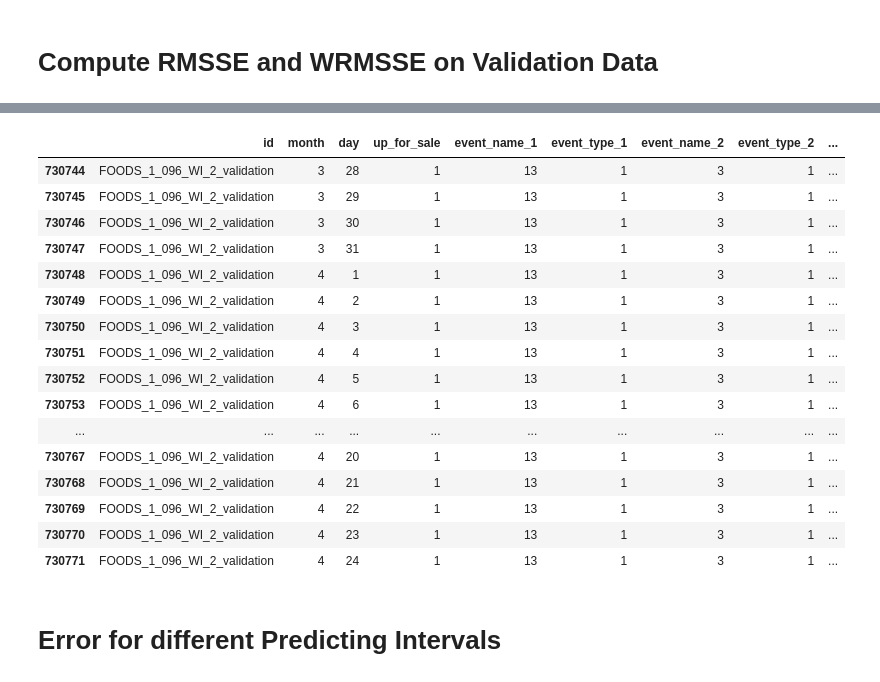
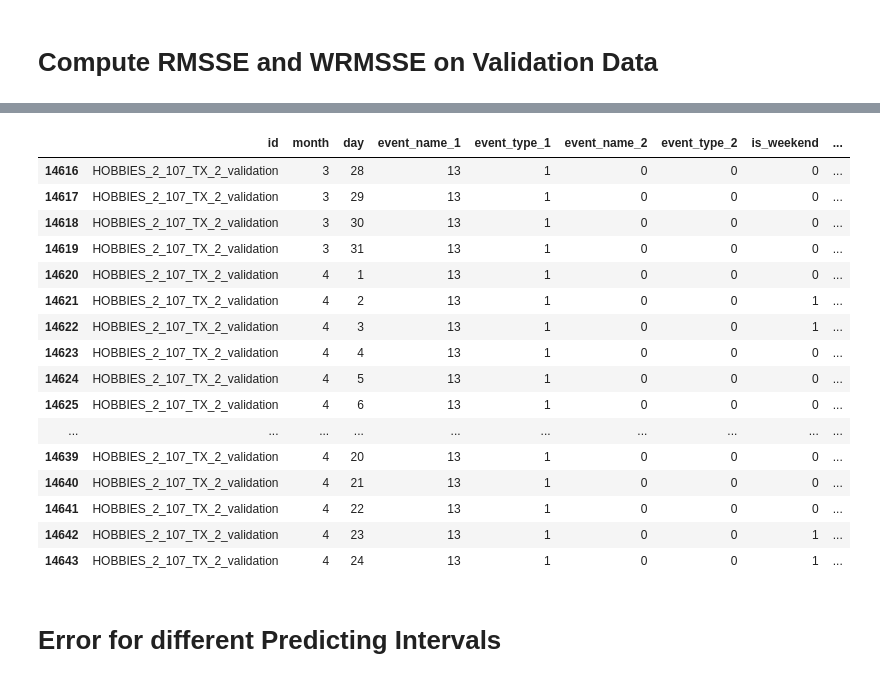
Before and after one commit to dominicdoerig/predicting-sales-data, a Jupyter notebook: m5_challenge/06_gbm_forecasting.ipynb, the cells around one changed output, grey strips where cells are left out. Saved outputs shown, nothing was run; the diff lists cells and outputs as text; code cells hidden in the pictures.

```diff
--- a/m5_challenge/06_gbm_forecasting.ipynb
+++ b/m5_challenge/06_gbm_forecasting.ipynb
@@ -75,6 +89,4 @@ def custom_rmse_asymmetric_valid(y_pred, y_true, tmp=None):
 # %%
-# TODO: proper feature selection (e.g. random forrest)
-# for now: hardcoded list of features
 
 cat_features = [
     'item_id',
@@ -94,7 +106,6 @@ cat_features = [
     'snap_CA',
     'snap_TX',
     'snap_WI',
-    'up_for_sale'
 ]
 
 num_features = [
@@ -113,7 +124,7 @@ features = cat_features + num_features
 # %%
 
 
-params_cat_id_2 = {
+model_params = {
     'boosting_type': 'gbdt',
     'metric': 'rmse',
     'seed': 10,
@@ -125,10 +136,6 @@ params_cat_id_2 = {
     'num_leaves': 2^9,
 }
 # %%
-
-
-  # to record eval results for plotting
-
 
 for cat in df_merged.cat_id.drop_duplicates():
 
@@ -136,15 +143,6 @@ for cat in df_merged.cat_id.drop_duplicates():
 
     evals_result = {}
     start = time.time()
-
-    if cat == 0:
-        params = params_cat_id_2
-    elif cat == 1:
-        params = params_cat_id_2
-    elif cat == 2:
-        params = params_cat_id_2
-    else:
-        raise ValueError(f'Cat_id not in [0,1,2].')
 
     print('log: create data sets')
     x_train = df_merged[df_merged['date'] <= '2016-03-27'].loc[df_merged['cat_id'] == cat][features]
@@ -164,11 +162,11 @@ for cat in df_merged.cat_id.drop_duplicates():
     )
 
     print('log: model training')
-    gbm= lgb.train(params, train_data, valid_sets=[train_data, validation_data],
+    gbm= lgb.train(model_params, train_data, valid_sets=[train_data, validation_data],
                     evals_result=evals_result, num_boost_round=1000,
                     verbose_eval=25, early_stopping_rounds=20,
-                    fobj=custom_mse_asymmetric_loss,
-                    feval = custom_rmse_asymmetric_valid
+                    fobj=custom_objective_function,
+                    feval = custom_evaluation_function
                    )
 
 
@@ -301,18 +224,18 @@ for cat in x_pred.cat_id.drop_duplicates():
 # compute forecasts, error and map it to df_merged to get ids
 
 # create validation set containing all categories
-df_tmp = df_merged.loc[df_merged['data_type'] ==
+df_last_28d = df_merged.loc[df_merged['data_type'] ==
                           'train'].loc[df_merged['date'] > '2016-03-27'][features].copy()
-df_tmp['y_true'] = df_merged.loc[df_merged['data_type'] ==
+df_last_28d['y_true'] = df_merged.loc[df_merged['data_type'] ==
                           'train'].loc[df_merged['date'] > '2016-03-27']['sale'].copy()
 
-for cat in df_tmp.cat_id.drop_duplicates():
+for cat in df_last_28d.cat_id.drop_duplicates():
     mod = lgb.Booster(model_file=f'{models_path}gbm_cat_id_{cat}_{prefix}.txt')
-    df_tmp.loc[df_tmp.cat_id == cat,'y_pred'] = mod.predict(df_tmp.loc[df_tmp.cat_id == cat][features])
+    df_last_28d.loc[df_last_28d.cat_id == cat,'y_pred'] = mod.predict(df_last_28d.loc[df_last_28d.cat_id == cat][features])
 
-df_tmp['error'] = (df_tmp.y_true - df_tmp.y_pred)
-df_tmp = df_tmp.merge(df_merged[['id', 'item_id','dept_id','cat_id', 'store_id', 'state_id']].drop_duplicates())
+df_last_28d['error'] = (df_last_28d.y_true - df_last_28d.y_pred)
+df_last_28d = df_last_28d.merge(df_merged[['id', 'item_id','dept_id','cat_id', 'store_id', 'state_id']].drop_duplicates())
 
-df_tmp.head(10)
+df_last_28d.head(10)
 # %% [output]
 |  | item_id | dept_id | cat_id | store_id | state_id | year | month | day | is_weekend | wday | ... |
@@ -382,40 +303,39 @@ rmsse_df.sort_values(by='weights', ascending=False).head(20)
 # %%
 # analyse time series (manually)
-rel_id = 'FOODS_1_096_WI_2_validation'
-df_tmp.loc[df_tmp.id == rel_id][[
+rel_id = 'HOBBIES_2_107_TX_2_validation'
+df_last_28d.loc[df_last_28d.id == rel_id][[
     'id',
     'month',
     'day',
-    'up_for_sale',
     'event_name_1',
     'event_type_1',
     'event_name_2',
     'event_type_2',
     'is_weekend',
     'wday',
     'sell_price',
     'y_pred',
     'y_true',
     'error',
 ]]
 # %% [output]
-|  | id | month | day | up_for_sale | event_name_1 | event_type_1 | event_name_2 | event_type_2 | ... |
-| 730744 | FOODS_1_096_WI_2_validation | 3 | 28 | 1 | 13 | 1 | 3 | 1 | ... |
-| 730745 | FOODS_1_096_WI_2_validation | 3 | 29 | 1 | 13 | 1 | 3 | 1 | ... |
-| 730746 | FOODS_1_096_WI_2_validation | 3 | 30 | 1 | 13 | 1 | 3 | 1 | ... |
-| 730747 | FOODS_1_096_WI_2_validation | 3 | 31 | 1 | 13 | 1 | 3 | 1 | ... |
-| 730748 | FOODS_1_096_WI_2_validation | 4 | 1 | 1 | 13 | 1 | 3 | 1 | ... |
-| 730749 | FOODS_1_096_WI_2_validation | 4 | 2 | 1 | 13 | 1 | 3 | 1 | ... |
-| 730750 | FOODS_1_096_WI_2_validation | 4 | 3 | 1 | 13 | 1 | 3 | 1 | ... |
-| 730751 | FOODS_1_096_WI_2_validation | 4 | 4 | 1 | 13 | 1 | 3 | 1 | ... |
-| 730752 | FOODS_1_096_WI_2_validation | 4 | 5 | 1 | 13 | 1 | 3 | 1 | ... |
-| 730753 | FOODS_1_096_WI_2_validation | 4 | 6 | 1 | 13 | 1 | 3 | 1 | ... |
+|  | id | month | day | event_name_1 | event_type_1 | event_name_2 | event_type_2 | is_weekend | ... |
+| 14616 | HOBBIES_2_107_TX_2_validation | 3 | 28 | 13 | 1 | 0 | 0 | 0 | ... |
+| 14617 | HOBBIES_2_107_TX_2_validation | 3 | 29 | 13 | 1 | 0 | 0 | 0 | ... |
+| 14618 | HOBBIES_2_107_TX_2_validation | 3 | 30 | 13 | 1 | 0 | 0 | 0 | ... |
+| 14619 | HOBBIES_2_107_TX_2_validation | 3 | 31 | 13 | 1 | 0 | 0 | 0 | ... |
+| 14620 | HOBBIES_2_107_TX_2_validation | 4 | 1 | 13 | 1 | 0 | 0 | 0 | ... |
+| 14621 | HOBBIES_2_107_TX_2_validation | 4 | 2 | 13 | 1 | 0 | 0 | 1 | ... |
+| 14622 | HOBBIES_2_107_TX_2_validation | 4 | 3 | 13 | 1 | 0 | 0 | 1 | ... |
+| 14623 | HOBBIES_2_107_TX_2_validation | 4 | 4 | 13 | 1 | 0 | 0 | 0 | ... |
+| 14624 | HOBBIES_2_107_TX_2_validation | 4 | 5 | 13 | 1 | 0 | 0 | 0 | ... |
+| 14625 | HOBBIES_2_107_TX_2_validation | 4 | 6 | 13 | 1 | 0 | 0 | 0 | ... |
 | ... | ... | ... | ... | ... | ... | ... | ... | ... | ... |
-| 730767 | FOODS_1_096_WI_2_validation | 4 | 20 | 1 | 13 | 1 | 3 | 1 | ... |
-| 730768 | FOODS_1_096_WI_2_validation | 4 | 21 | 1 | 13 | 1 | 3 | 1 | ... |
-| 730769 | FOODS_1_096_WI_2_validation | 4 | 22 | 1 | 13 | 1 | 3 | 1 | ... |
-| 730770 | FOODS_1_096_WI_2_validation | 4 | 23 | 1 | 13 | 1 | 3 | 1 | ... |
-| 730771 | FOODS_1_096_WI_2_validation | 4 | 24 | 1 | 13 | 1 | 3 | 1 | ... |
+| 14639 | HOBBIES_2_107_TX_2_validation | 4 | 20 | 13 | 1 | 0 | 0 | 0 | ... |
+| 14640 | HOBBIES_2_107_TX_2_validation | 4 | 21 | 13 | 1 | 0 | 0 | 0 | ... |
+| 14641 | HOBBIES_2_107_TX_2_validation | 4 | 22 | 13 | 1 | 0 | 0 | 0 | ... |
+| 14642 | HOBBIES_2_107_TX_2_validation | 4 | 23 | 13 | 1 | 0 | 0 | 1 | ... |
+| 14643 | HOBBIES_2_107_TX_2_validation | 4 | 24 | 13 | 1 | 0 | 0 | 1 | ... |
 # %% [markdown]
 # Error for different Predicting Intervals
 # %%
```
Also changed, not shown: parts of 26 cells of this notebook.
